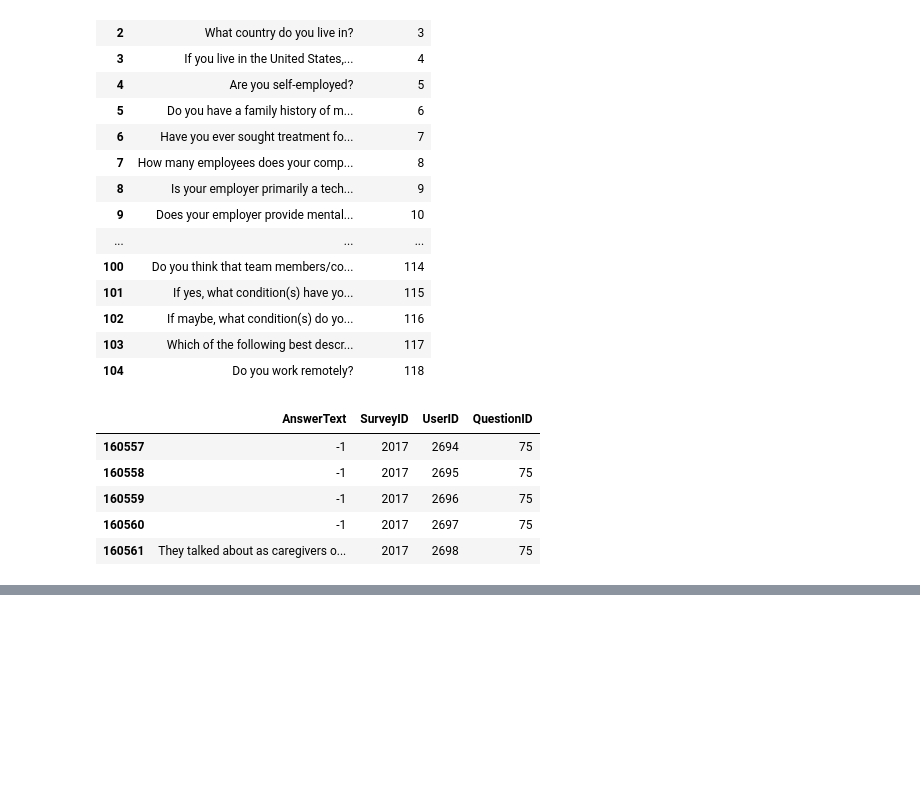
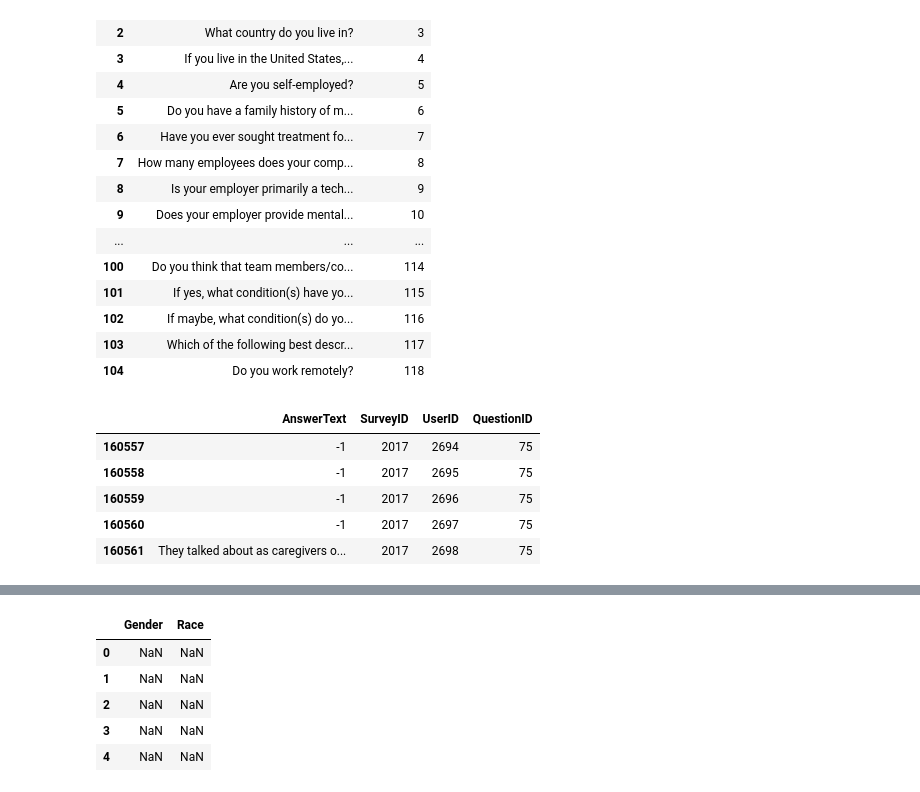
Before and after one commit to laurmarshall/Burnout-In-Tech, a Jupyter notebook: eda.ipynb, the cells around one changed output, grey strips where cells are left out. Drawn from its saved outputs; the diff is of its cells as text; code cells hidden in the pictures; blank space fills up the shorter version.

```diff
--- a/eda.ipynb
+++ b/eda.ipynb
@@ -92,0 +136,15 @@ answer_df[answer_df['QuestionID'] == 75].head()
+# %%
+descriptors =
+# %%
+descriptors['Gender'] = answer_df.loc[answer_df['AnswerText'] == 'Male']
+# %%
+descriptors['Race'] = answer_df[answer_df['QuestionID'] == 75]
+# %%
+descriptors.head()
+# %% [output]
+|  | Gender | Race |
+| 0 | NaN | NaN |
+| 1 | NaN | NaN |
+| 2 | NaN | NaN |
+| 3 | NaN | NaN |
+| 4 | NaN | NaN |
```
Also changed, not shown: parts of 13 cells of this notebook.
